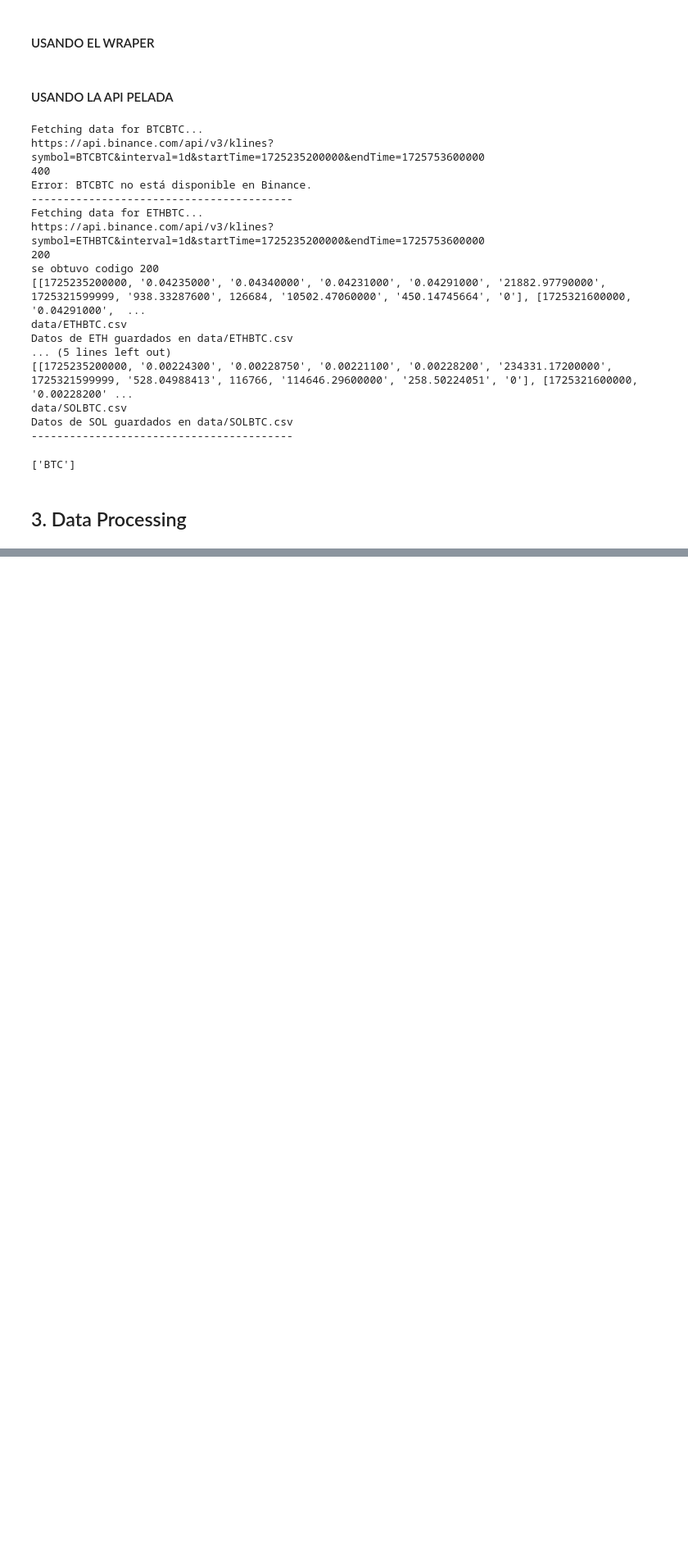
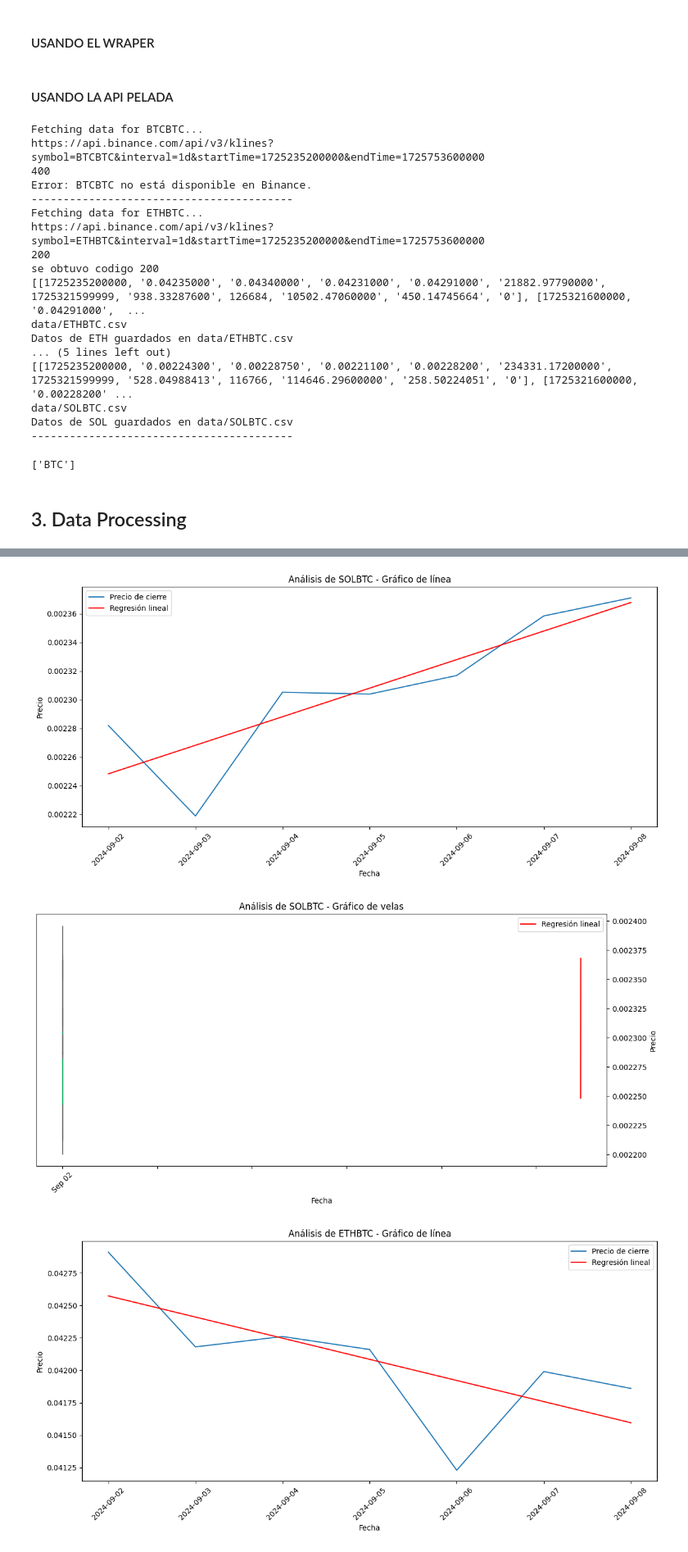
Before and after one commit to eduardogv/binance-momentum, a Jupyter notebook: binance_top_coins.ipynb, the cells around one changed output, grey strips where cells are left out. Shown at 82% size. Saved outputs shown, nothing was run; the diff lists cells and outputs as text; code cells hidden in the pictures; blank space fills up the shorter version.

Commit message:
Slope working
Partially working plot for candlestick, fully working line chart. Slope df and ranking working

```diff
--- a/binance_top_coins.ipynb
+++ b/binance_top_coins.ipynb
@@ -358,0 +373,60 @@ def analyze_momentum(pivot_low_date, reference_high_date):
+# %%
+# Ploteo 1
+
+import os
+import pandas as pd
+import matplotlib.pyplot as plt
+import mplfinance as mpf
+
+def plot_crypto_data(df_maestro, data_folder='data', plot_folder='plots'):
+    # Crear la carpeta 'plots' si no existe
+    if not os.path.exists(plot_folder):
+        os.makedirs(plot_folder)
+
+    for _, row in df_maestro.iterrows():
+        coin = row['coin']
+        slope = row['slope']
+        intercept = row['intercept']
+
+        # Leer el archivo CSV correspondiente
+        df = pd.read_csv(os.path.join(data_folder, f"{coin}.csv"))
+        df['timestamp'] = pd.to_datetime(df['timestamp'])
+        df.set_index('timestamp', inplace=True)
+
+        # Calcular la línea de regresión
+        x = range(len(df))
+        regression_line = [slope * xi + intercept for xi in x]
+
+        # Gráfico de línea
+        plt.figure(figsize=(12, 6))
+        plt.plot(df.index, df['close'], label='Precio de cierre')
+        plt.plot(df.index, regression_line, label='Regresión lineal', color='red')
+        plt.title(f"Análisis de {coin} - Gráfico de línea")
+        plt.xlabel("Fecha")
+        plt.ylabel("Precio")
+        plt.legend()
+        plt.xticks(rotation=45)
+        plt.tight_layout()
+        plt.savefig(os.path.join(plot_folder, f"{coin}_line.png"))
+        plt.show()
+
+        # Gráfico de velas (candlestick)
+        fig, ax = plt.subplots(figsize=(12, 6))
+        mpf.plot(df, type='candle', style='yahoo', ax=ax)
+        ax.plot(df.index, regression_line, label='Regresión lineal', color='red')
+        ax.set_title(f"Análisis de {coin} - Gráfico de velas")
+        ax.set_xlabel("Fecha")
+        ax.set_ylabel("Precio")
+        ax.legend()
+        plt.xticks(rotation=45)
+        plt.tight_layout()
+        plt.savefig(os.path.join(plot_folder, f"{coin}_candlestick.png"))
+        plt.show()
+
+# Ejemplo de uso:
+df_maestro = analyze_crypto_data()  # Asumiendo que esta función ya fue definida y ejecutada
+plot_crypto_data(df_maestro)
+# %% [output]
+[figure, added]
+[figure, added]
+[figure, added]
```
Also changed, not shown: parts of 6 cells of this notebook, 11 other files.
